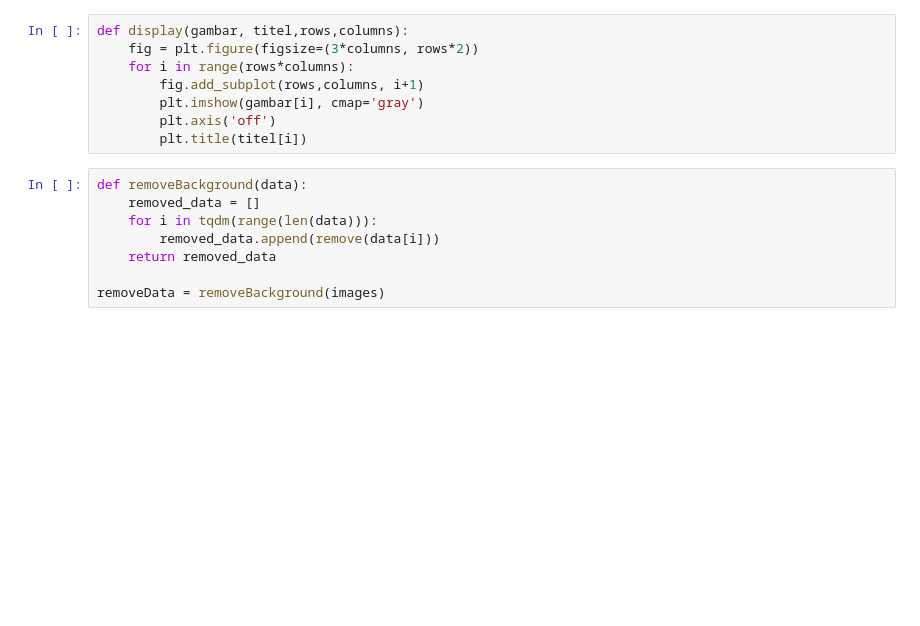
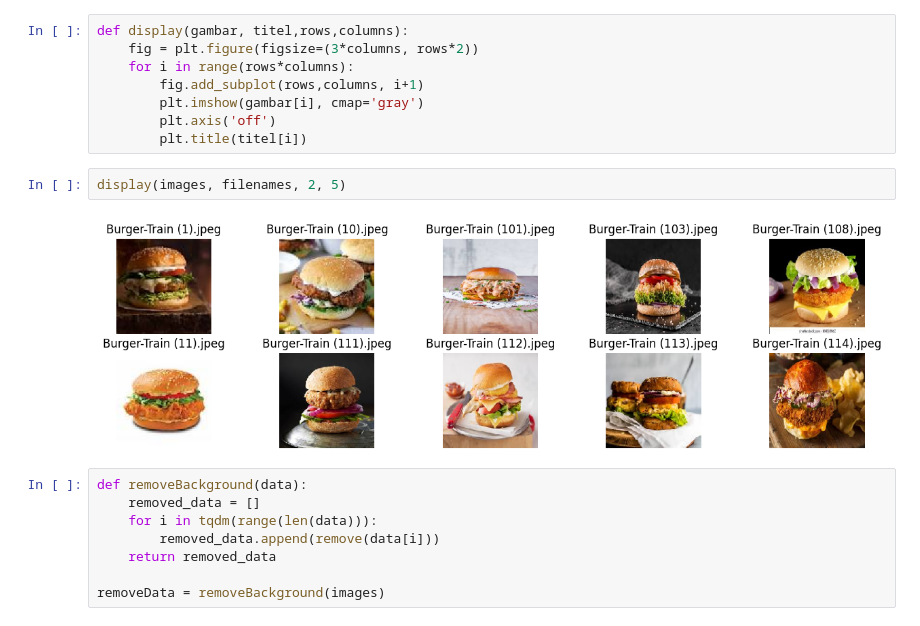
Before and after one commit to fadilfasa/Project-PCD, a Jupyter notebook: sesudah1.ipynb, the cells around one changed output. Drawn from its saved outputs; the diff is of its cells as text; blank space fills up the shorter version.

```diff
--- a/sesudah1.ipynb
+++ b/sesudah1.ipynb
@@ -78,6 +78,10 @@ def display(gambar, titel,rows,columns):
         plt.imshow(gambar[i], cmap='gray')
         plt.axis('off')
         plt.title(titel[i])
+# %%
+display(images, filenames, 2, 5)
+# %% [output]
+[figure, added]
 # %%
 def removeBackground(data):
     removed_data = []
```
Also changed, not shown: parts of 4 cells of this notebook.
